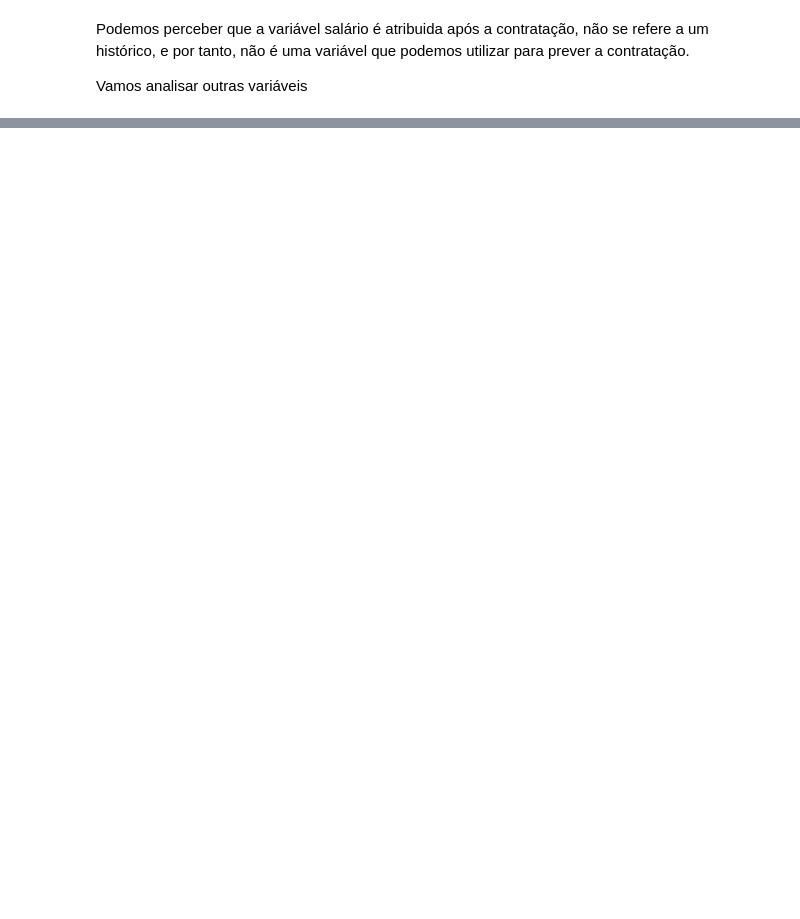
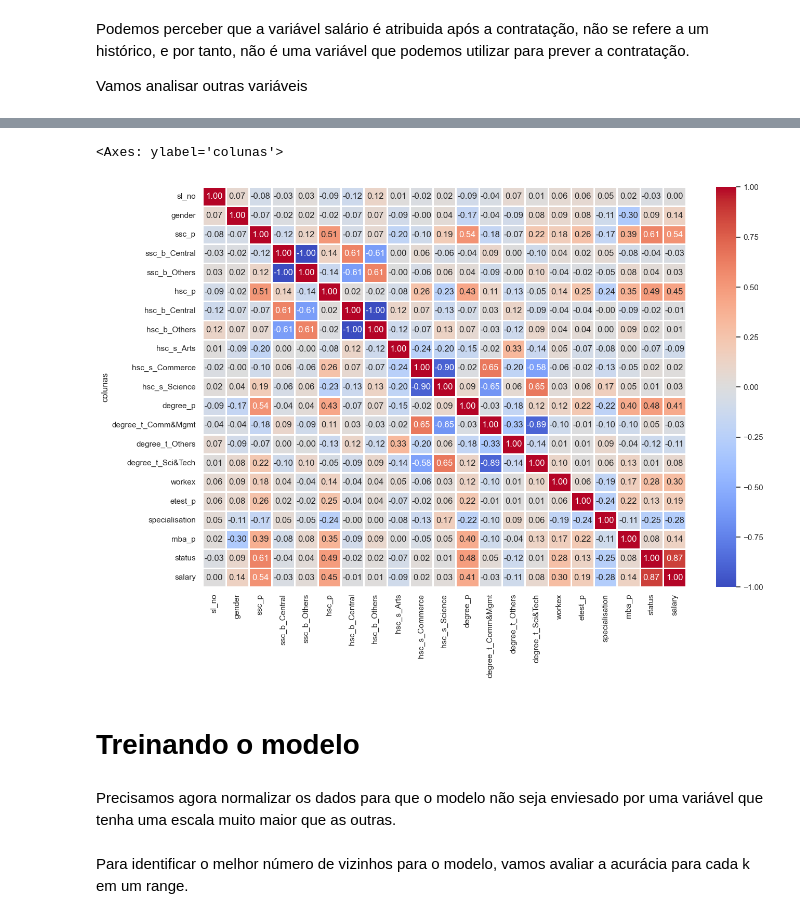
Before and after one commit to z-fab/postech-data-analytics, a Jupyter notebook: f2-machine-learning/m2-machine-learning-avancado/notebook-aula2.ipynb, the cells around one changed output, grey strips where cells are left out. Drawn from its saved outputs; the diff is of its cells as text; code cells hidden in the pictures; blank space fills up the shorter version.

```diff
--- a/f2-machine-learning/m2-machine-learning-avancado/notebook-aula2.ipynb
+++ b/f2-machine-learning/m2-machine-learning-avancado/notebook-aula2.ipynb
@@ -136,0 +236,5 @@ sns.histplot(data=df, x='salary')
+# %%
+col_cat_dummy = ['ssc_b', 'hsc_b', 'hsc_s', 'degree_t']
+
+df_aux = df_aux.to_dummies(columns=col_cat_dummy)
+df_aux.sample(5)
@@ -136,0 +250,22 @@ sns.histplot(data=df, x='salary')
+# %%
+df_corr = df_aux.select(
+    pl.col([pl.Int64, pl.Float64, pl.UInt8])
+).fill_null(0)
+
+df_corr = df_corr.corr().insert_at_idx(0, pl.Series('colunas', df_corr.columns))
+
+fig, ax = plt.subplots(figsize=(15, 10))
+
+sns.heatmap(
+    df_corr.to_pandas().set_index('colunas'),
+    annot=True,
+    fmt='.2f',
+    cmap='coolwarm',
+    linewidths=1,
+    ax=ax
+)
+# %% [output]
+<Axes: ylabel='colunas'>
+[figure, added]
+# %% [markdown]
+# Treinando o modelo
@@ -136,0 +280,2 @@ sns.histplot(data=df, x='salary')
+# %% [markdown]
+Precisamos agora normalizar os dados para que o modelo não seja enviesado por uma variável que tenha uma escala muito maior que as outras.
@@ -136,0 +288,2 @@ sns.histplot(data=df, x='salary')
+# %% [markdown]
+Para identificar o melhor número de vizinhos para o modelo, vamos avaliar a acurácia para cada k em um range.
```
Also changed, not shown: parts of 37 cells of this notebook.
